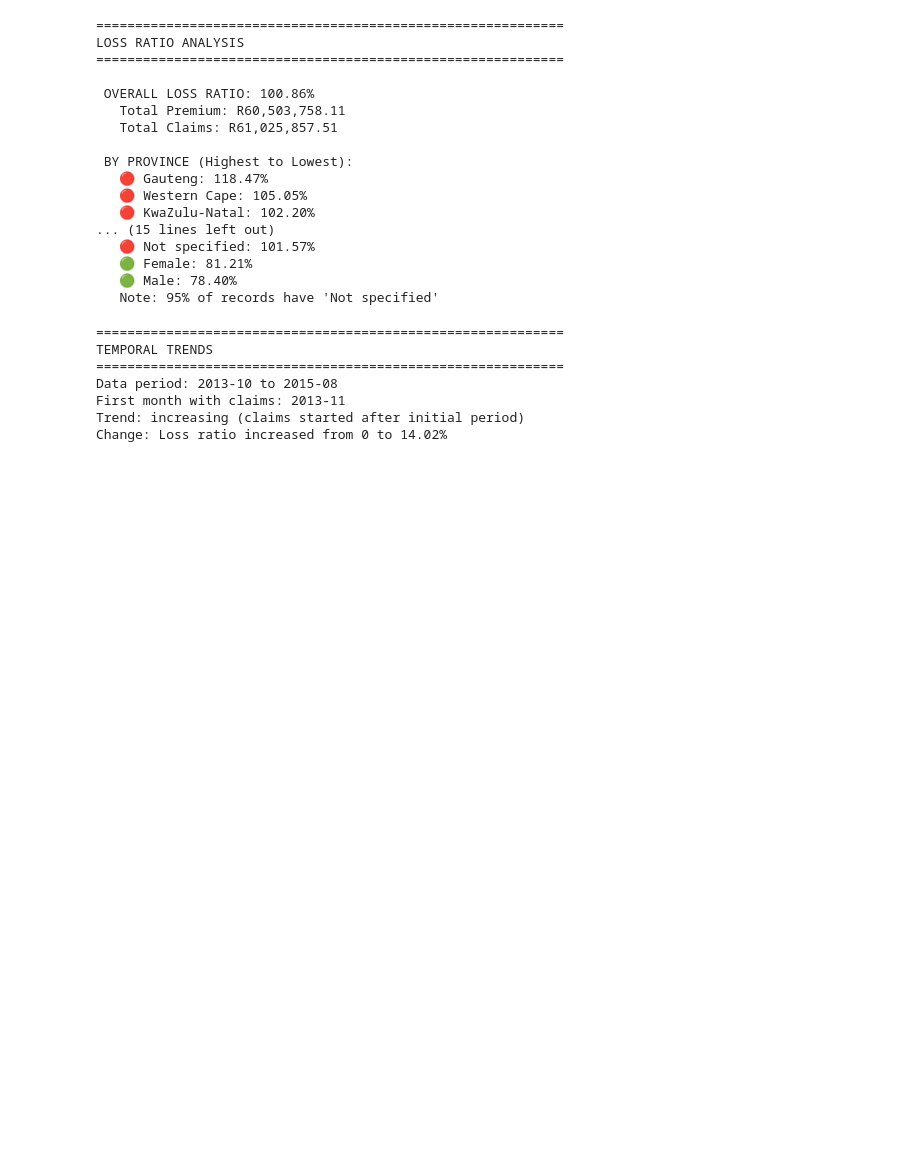
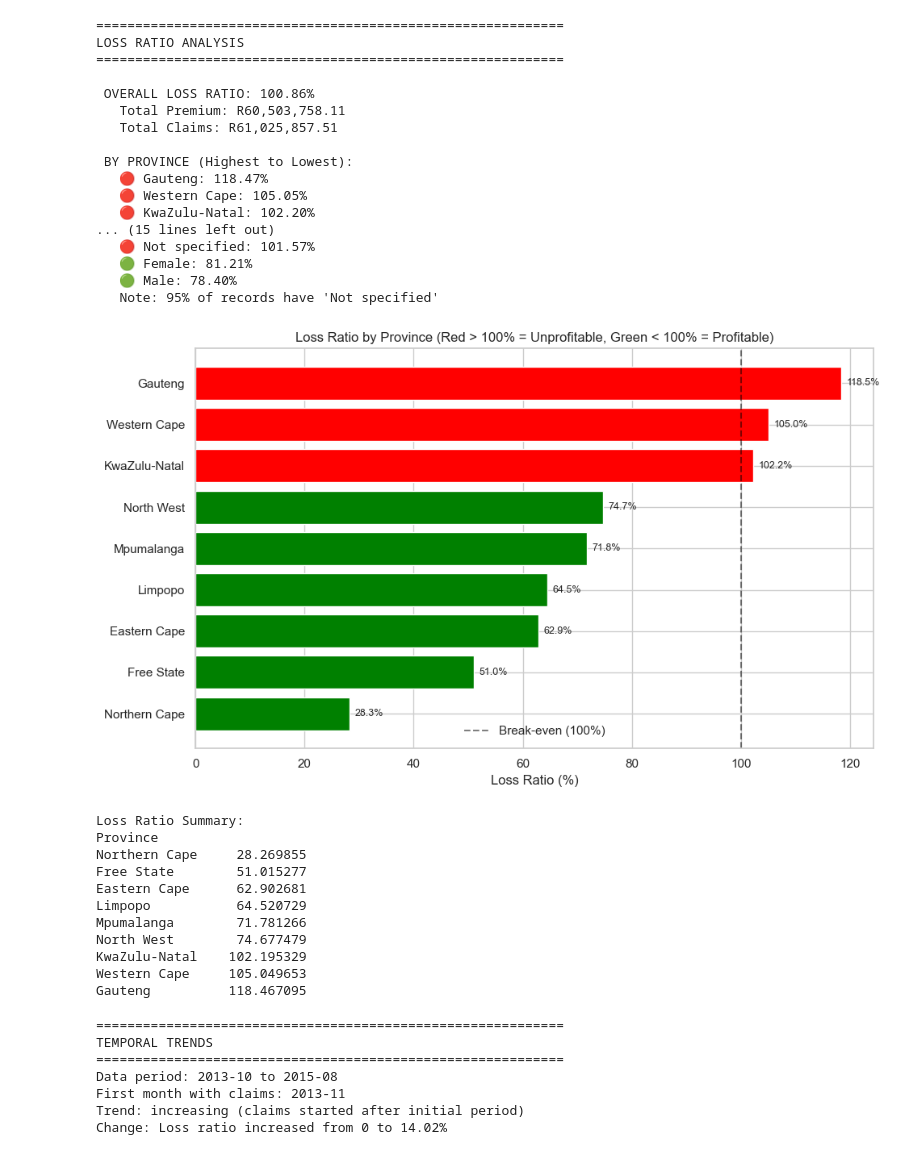
Before and after one commit to meronsisay/insurance-risk-analytics, a Jupyter notebook: notebooks/01_eda.ipynb, the cells around one changed output. Cells and saved outputs as stored; diff of their text form; code cells hidden in the pictures; blank space fills up the shorter version.

Commit message:
feat: added visualization for loss ratio by province

```diff
--- a/notebooks/01_eda.ipynb
+++ b/notebooks/01_eda.ipynb
@@ -442,6 +442,51 @@ LOSS RATIO ANALYSIS
    🟢 Female: 81.21%
    🟢 Male: 78.40%
    Note: 95% of records have 'Not specified'
+# %%
+### LOSS RATIO BY PROVINCE VISUALIZATION
+
+import matplotlib.pyplot as plt
+import seaborn as sns
+
+# Calculate loss ratio by province
+province_loss = df.groupby('Province').apply(
+    lambda x: x['TotalClaims'].sum() / x['TotalPremium'].sum() * 100
+).sort_values()
+
+# Create color map (red for >100%, green for <100%)
+colors = ['red' if x > 100 else 'green' for x in province_loss.values]
+
+# Create horizontal bar chart
+plt.figure(figsize=(10, 6))
+bars = plt.barh(province_loss.index, province_loss.values, color=colors)
+
+# Add value labels on bars
+for bar, val in zip(bars, province_loss.values):
+    plt.text(val + 1, bar.get_y() + bar.get_height()/2,
+             f'{val:.1f}%', va='center', fontsize=9)
+
+plt.xlabel('Loss Ratio (%)')
+plt.title('Loss Ratio by Province (Red > 100% = Unprofitable, Green < 100% = Profitable)')
+plt.axvline(x=100, color='black', linestyle='--', alpha=0.5, label='Break-even (100%)')
+plt.legend()
+plt.tight_layout()
+plt.show()
+
+print("\nLoss Ratio Summary:")
+print(province_loss.to_string())
+# %% [output]
+[figure, added]
+Loss Ratio Summary:
+Province
+Northern Cape     28.269855
+Free State        51.015277
+Eastern Cape      62.902681
+Limpopo           64.520729
+Mpumalanga        71.781266
+North West        74.677479
+KwaZulu-Natal    102.195329
+Western Cape     105.049653
+Gauteng          118.467095
 # %%
 print("\n" + "=" * 60)
 print("TEMPORAL TRENDS")
```
Also changed, not shown: parts of 1 cell of this notebook.
